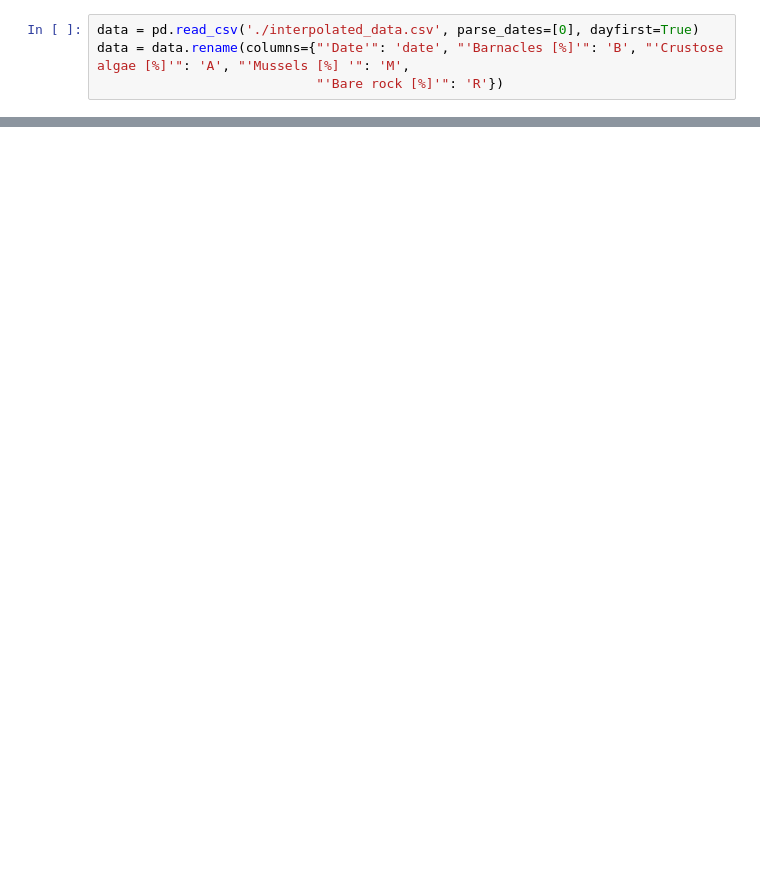
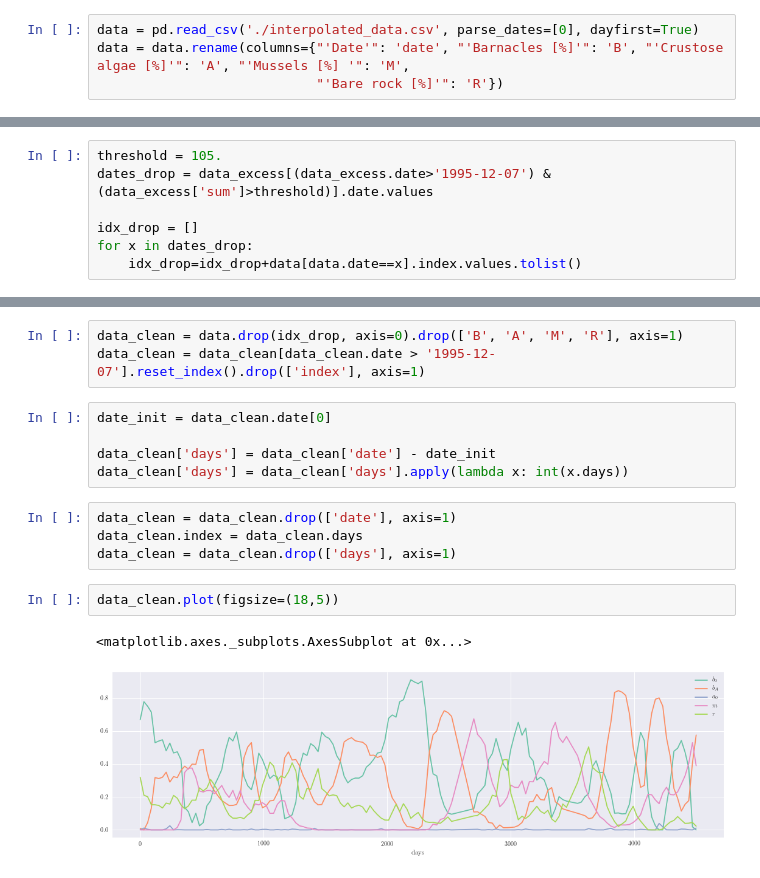
Before and after one commit to cparrarojas/sde-parameter-estimation, a Jupyter notebook: quasi-cycles.ipynb, the cells around one changed output, grey strips where cells are left out. Saved outputs shown, nothing was run; the diff lists cells and outputs as text; blank space fills up the shorter version.

```diff
--- a/quasi-cycles.ipynb
+++ b/quasi-cycles.ipynb
@@ -276,0 +256,7 @@ params_estim2
+# %%
+threshold = 105.
+dates_drop = data_excess[(data_excess.date>'1995-12-07') & (data_excess['sum']>threshold)].date.values
+
+idx_drop = []
+for x in dates_drop:
+    idx_drop=idx_drop+data[data.date==x].index.values.tolist()
@@ -276,0 +321,17 @@ params_estim2
+# %%
+data_clean = data.drop(idx_drop, axis=0).drop(['B', 'A', 'M', 'R'], axis=1)
+data_clean = data_clean[data_clean.date > '1995-12-07'].reset_index().drop(['index'], axis=1)
+# %%
+date_init = data_clean.date[0]
+
+data_clean['days'] = data_clean['date'] - date_init
+data_clean['days'] = data_clean['days'].apply(lambda x: int(x.days))
+# %%
+data_clean = data_clean.drop(['date'], axis=1)
+data_clean.index = data_clean.days
+data_clean = data_clean.drop(['days'], axis=1)
+# %%
+data_clean.plot(figsize=(18,5))
+# %% [output]
+<matplotlib.axes._subplots.AxesSubplot at 0x...>
+[figure, added]
```
Also changed, not shown: parts of 59 cells of this notebook, 1 other file.
